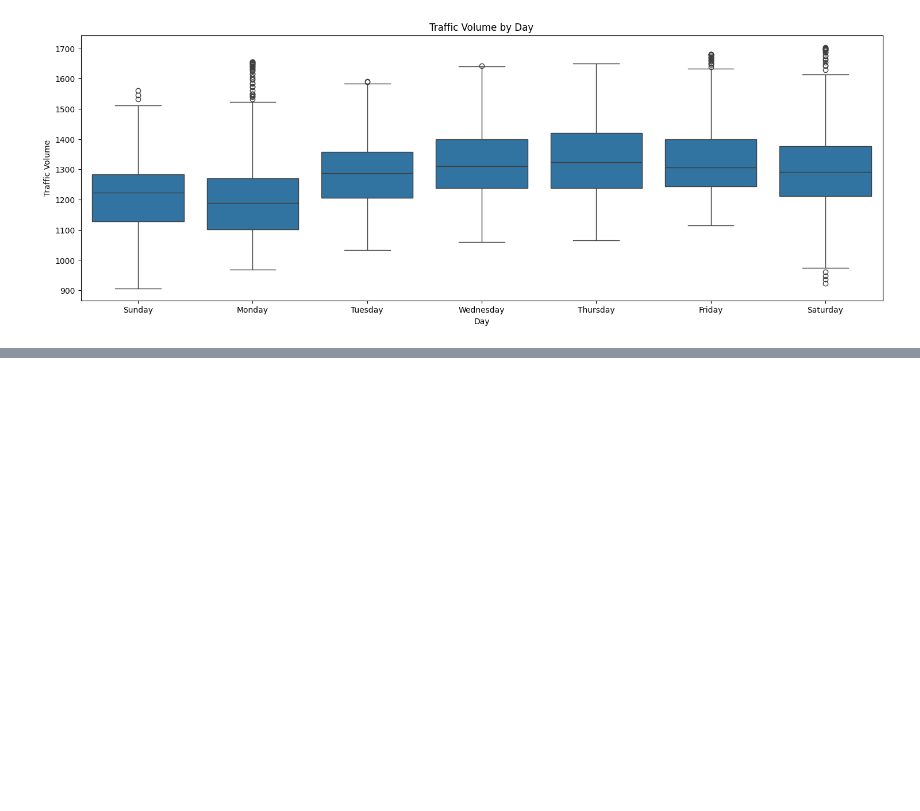
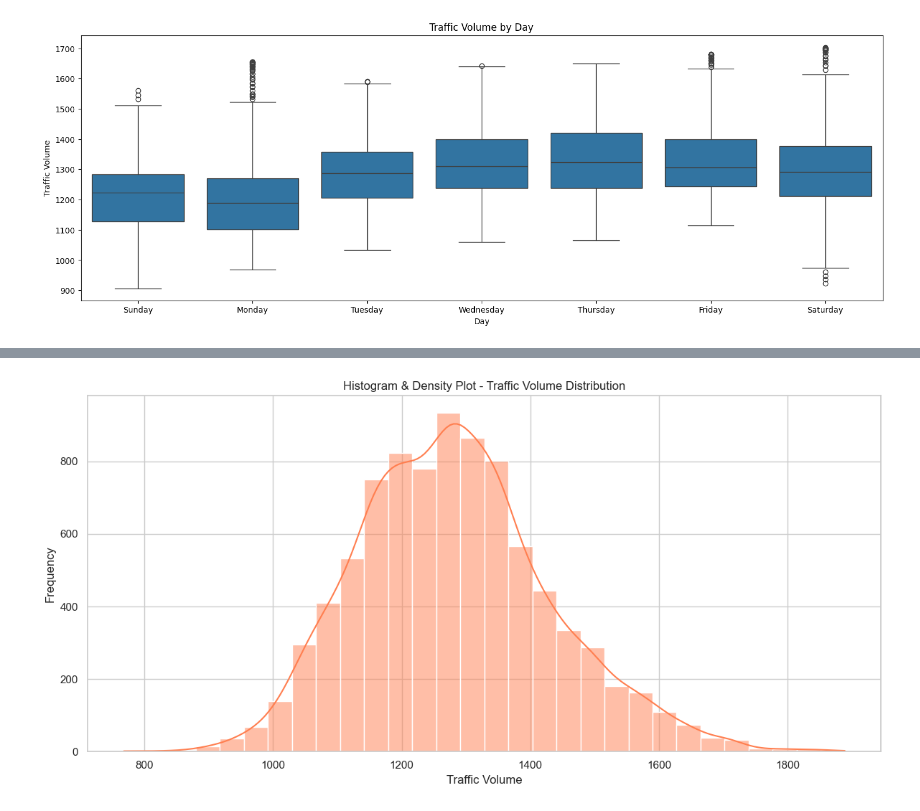
Before and after one commit to linabnz/MOSEF---Projet-Time-Series, a Jupyter notebook: exploration.ipynb, the cells around one changed output, grey strips where cells are left out. Cells and saved outputs as stored; diff of their text form; code cells hidden in the pictures; blank space fills up the shorter version.

```diff
--- a/exploration.ipynb
+++ b/exploration.ipynb
@@ -108,0 +184,10 @@ plt.show()
+# %%
+plt.figure(figsize=(12, 6))
+sns.histplot(df['Traffic Volume'], kde=True, color='coral', bins=30)
+plt.title('Histogram & Density Plot - Traffic Volume Distribution')
+plt.xlabel('Traffic Volume')
+plt.ylabel('Frequency')
+plt.tight_layout()
+plt.show()
+# %% [output]
+[figure, added]
```
Also changed, not shown: parts of 10 cells of this notebook.
